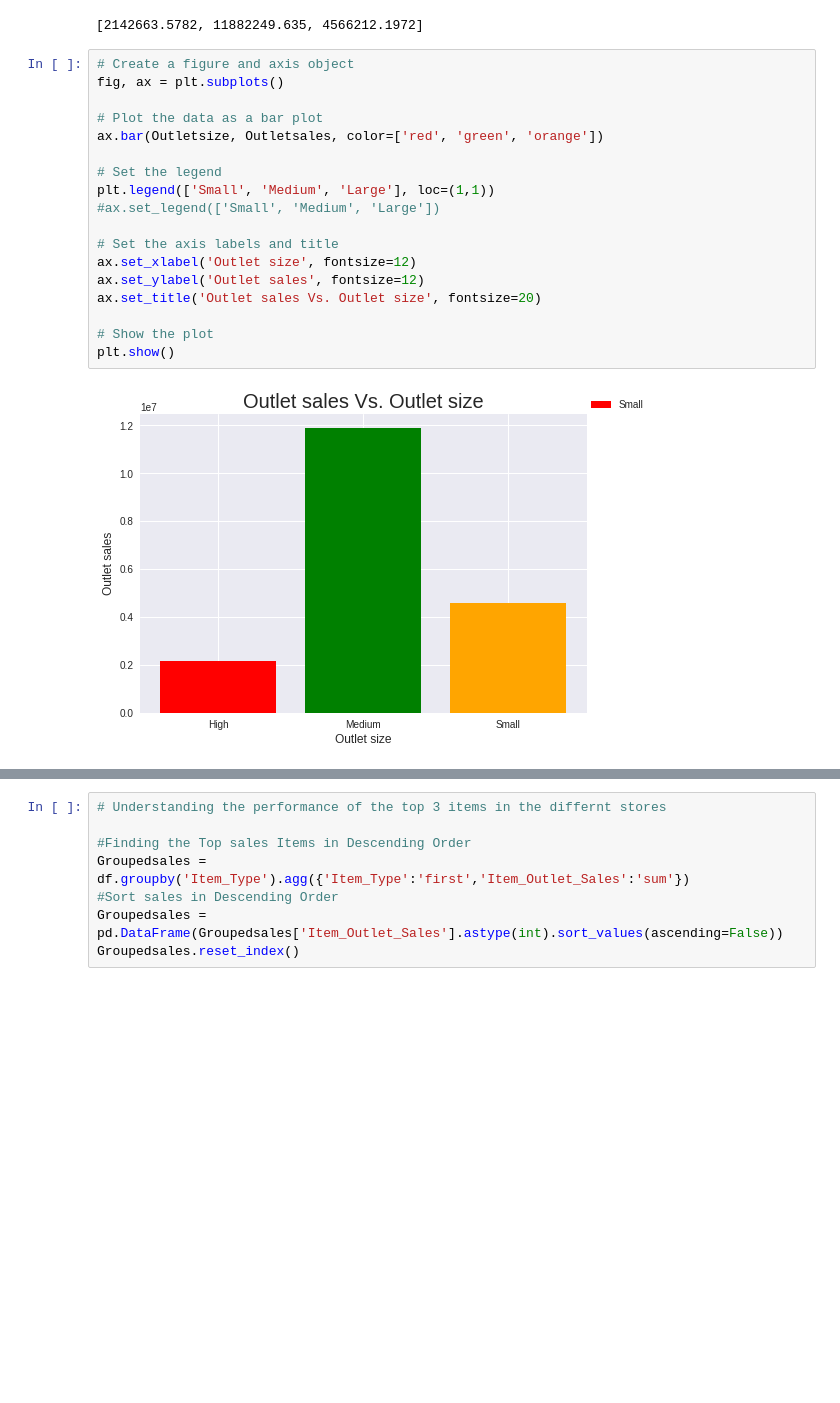
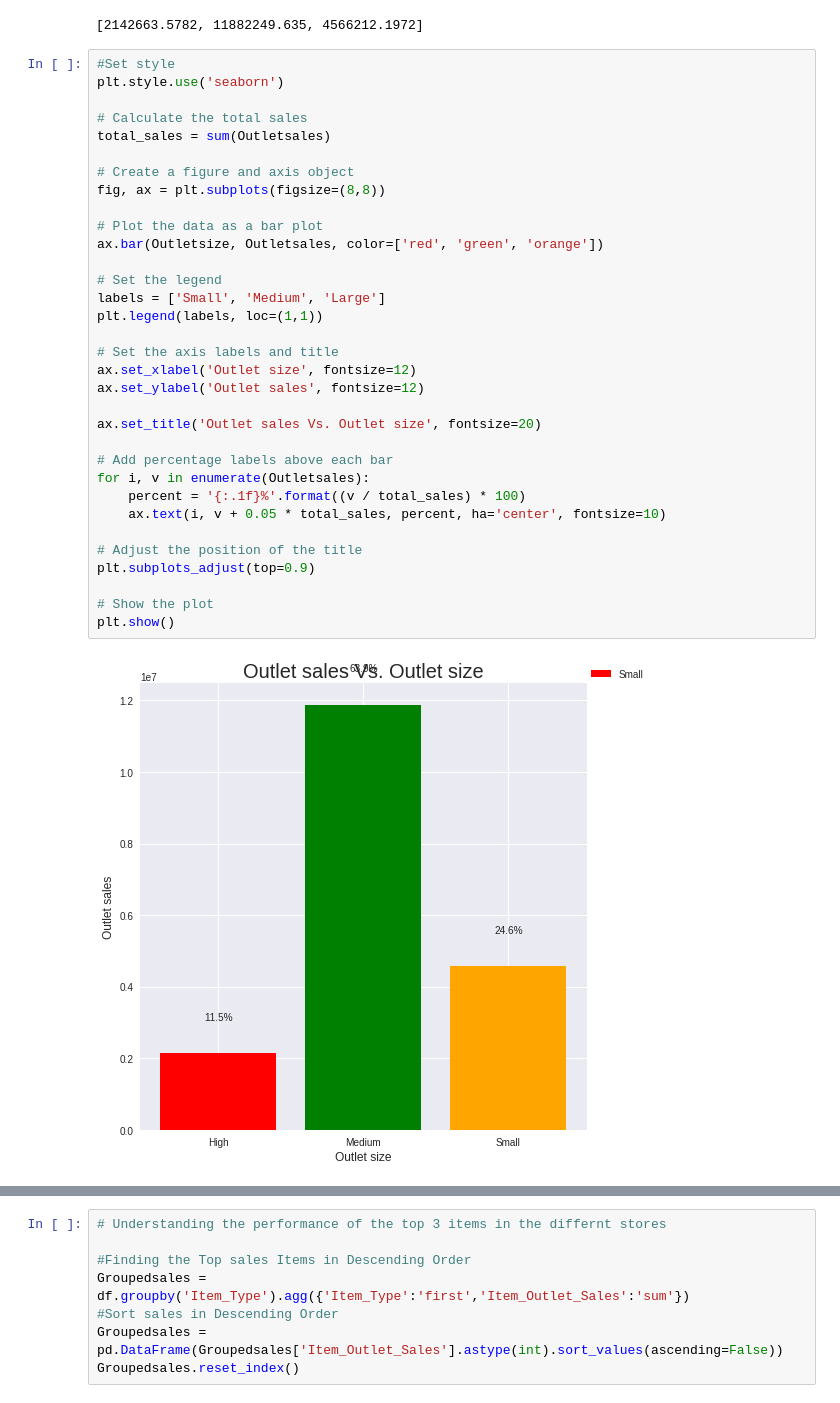
Before and after one commit to imugagga/Sales-Predictions---JFood-Sores, a Jupyter notebook: Sales_Predictions_Mugagga_Innocent.ipynb, the cells around one changed output, grey strips where cells are left out. Drawn from its saved outputs; the diff is of its cells as text; blank space fills up the shorter version.

```diff
--- a/Sales_Predictions_Mugagga_Innocent.ipynb
+++ b/Sales_Predictions_Mugagga_Innocent.ipynb
@@ -424,22 +444,37 @@ Outletsales
 # %% [output]
 [2142663.5782, 11882249.635, 4566212.1972]
 # %%
+#Set style
+plt.style.use('seaborn')
+
+# Calculate the total sales
+total_sales = sum(Outletsales)
+
 # Create a figure and axis object
-fig, ax = plt.subplots()
+fig, ax = plt.subplots(figsize=(8,8))
 
 # Plot the data as a bar plot
 ax.bar(Outletsize, Outletsales, color=['red', 'green', 'orange'])
 
 # Set the legend
-plt.legend(['Small', 'Medium', 'Large'], loc=(1,1))
-#ax.set_legend(['Small', 'Medium', 'Large'])
+labels = ['Small', 'Medium', 'Large']
+plt.legend(labels, loc=(1,1))
 
 # Set the axis labels and title
 ax.set_xlabel('Outlet size', fontsize=12)
 ax.set_ylabel('Outlet sales', fontsize=12)
+
 ax.set_title('Outlet sales Vs. Outlet size', fontsize=20)
+
+# Add percentage labels above each bar
+for i, v in enumerate(Outletsales):
+    percent = '{:.1f}%'.format((v / total_sales) * 100)
+    ax.text(i, v + 0.05 * total_sales, percent, ha='center', fontsize=10)
+
+# Adjust the position of the title
+plt.subplots_adjust(top=0.9)
 
 # Show the plot
 plt.show()
 # %% [output]
-[figure, old version]
+[figure, new version]
```
Also changed, not shown: parts of 69 cells of this notebook.
